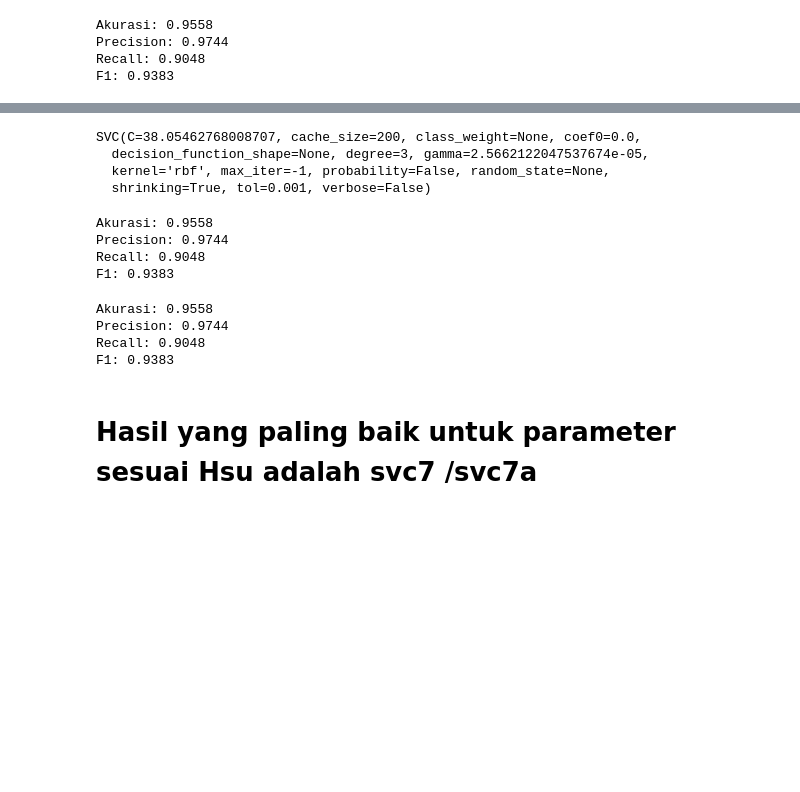
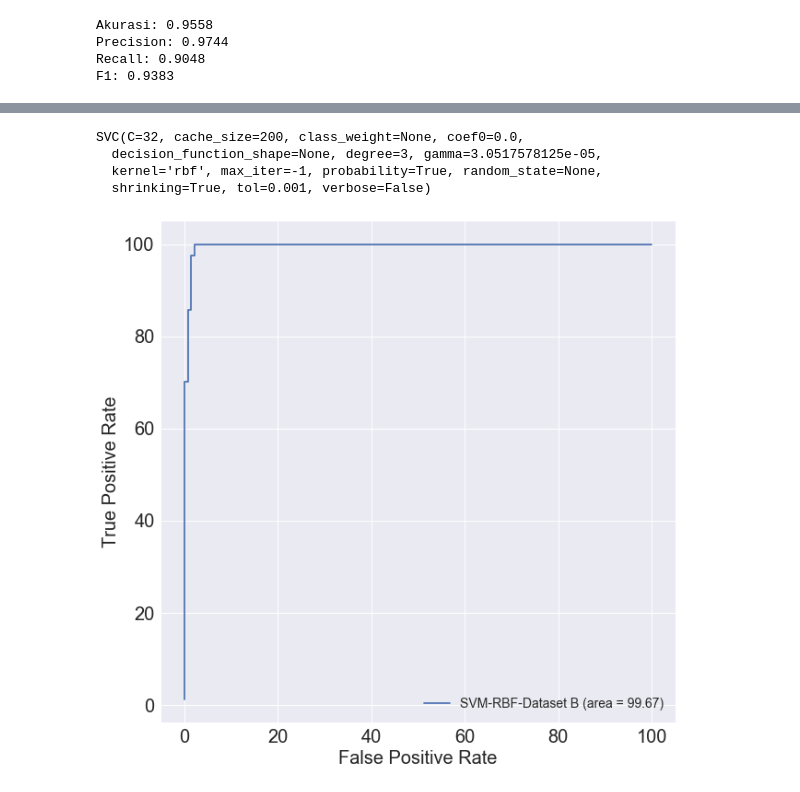
Before and after one commit to nissandyn/SKRIP-SWEAT, a Jupyter notebook: SVM-Eliminate-GRID SEARCH-10CV-baru.ipynb, the cells around one changed output, grey strips where cells are left out. Drawn from its saved outputs; the diff is of its cells as text; code cells hidden in the pictures; blank space fills up the shorter version.

```diff
--- a/SVM-Eliminate-GRID SEARCH-10CV-baru.ipynb
+++ b/SVM-Eliminate-GRID SEARCH-10CV-baru.ipynb
@@ -267,6 +55,6 @@ F1: 0.9512
 # %%
-C_range = [(2**-5),(2**-3), (2**-1), (2**1),(2**3),(2**5),(2**7),(2**9),(2**11),(2**13),(2**15)]
-gamma_range = [(2**-15),(2**-13), (2**-11), (2**-9),(2**-7),(2**-5),(2**-3),(2**-1),(2**1),(2**3)]
+C_range = [2**i for i in [-5, -3, -1, 1, 3, 5, 7, 9, 11, 13, 15]]
+gamma_range = [2**i for i in [-15, -13, -11, -9, -7, -5, -3, -1, 1, 3]]
 # %%
 print(__doc__)
 
@@ -456,39 +210,30 @@ SVC(C=38.05462768008707, cache_size=200, class_weight=None, coef0=0.0,
+# %%
+names='SVM-RBF-Dataset B'
 # %%
-svc7ac=svm.SVC(C=38.05462768008707, cache_size=200, class_weight=None, coef0=0.0,
-  decision_function_shape=None, degree=3, gamma=2.5662122047537674e-05,
-  kernel='rbf', max_iter=-1, probability=False, random_state=None,
+ac=svm.SVC(C=32, cache_size=200, class_weight=None, coef0=0.0,
+  decision_function_shape=None, degree=3, gamma=3.0517578125e-05,
+  kernel='rbf', max_iter=-1, probability=True, random_state=None,
   shrinking=True, tol=0.001, verbose=False)
-svc7ac.fit(X_train,y_train)
+ac.fit(X_train,y_train)
 # %% [output]
-SVC(C=38.05462768008707, cache_size=200, class_weight=None, coef0=0.0,
-  decision_function_shape=None, degree=3, gamma=2.5662122047537674e-05,
-  kernel='rbf', max_iter=-1, probability=False, random_state=None,
+SVC(C=32, cache_size=200, class_weight=None, coef0=0.0,
+  decision_function_shape=None, degree=3, gamma=3.0517578125e-05,
+  kernel='rbf', max_iter=-1, probability=True, random_state=None,
   shrinking=True, tol=0.001, verbose=False)
-# %%
-y_pred7ac = svc7ac.predict(X_test)
-accuracy = accuracy_score(y_test, y_pred7ac)
-precision, recall, f1, _ = precision_recall_fscore_support(y_test, y_pred7ac)
-print (('Akurasi: %.4f') % (accuracy))
-print (('Precision: %.4f') % (precision[1]))
-print (('Recall: %.4f') % (recall[1]))
-print (('F1: %.4f') % (f1[1]))
-# %% [output]
-Akurasi: 0.9558
-Precision: 0.9744
-Recall: 0.9048
-F1: 0.9383
-# %%
-y_pred7a = svc7a.predict(X_test)
-accuracy = accuracy_score(y_test, y_pred7a)
-precision, recall, f1, _ = precision_recall_fscore_support(y_test, y_pred7a)
-print (('Akurasi: %.4f') % (accuracy))
-print (('Precision: %.4f') % (precision[1]))
-print (('Recall: %.4f') % (recall[1]))
-print (('F1: %.4f') % (f1[1]))
-# %% [output]
-Akurasi: 0.9558
-Precision: 0.9744
-Recall: 0.9048
-F1: 0.9383
-# %% [markdown]
-# Hasil yang paling baik untuk parameter sesuai Hsu adalah svc7 /svc7a
+# %%
+score=ac.predict_proba(X_test)
+# %%
+from sklearn.metrics import roc_curve, roc_auc_score
+fig, ax = plt.subplots()
+fig.set_size_inches(10,10)
+fpr, tpr, thresholds = roc_curve(y_test, score[:,1])
+auc = roc_auc_score(y_test, score[:,1])
+plt.plot(fpr*100, tpr*100, label='%s (area = %.2f)' % (names, auc*100))
+plt.rc('xtick',labelsize=20)
+plt.rc('ytick',labelsize=20)
+plt.legend(prop={'size':14})
+ax.set_xlabel('False Positive Rate',fontsize=20)
+ax.set_ylabel('True Positive Rate',fontsize=20)
+plt.show()
+# %% [output]
+[figure, added]
```
Also changed, not shown: parts of 27 cells of this notebook, 3 other files.
